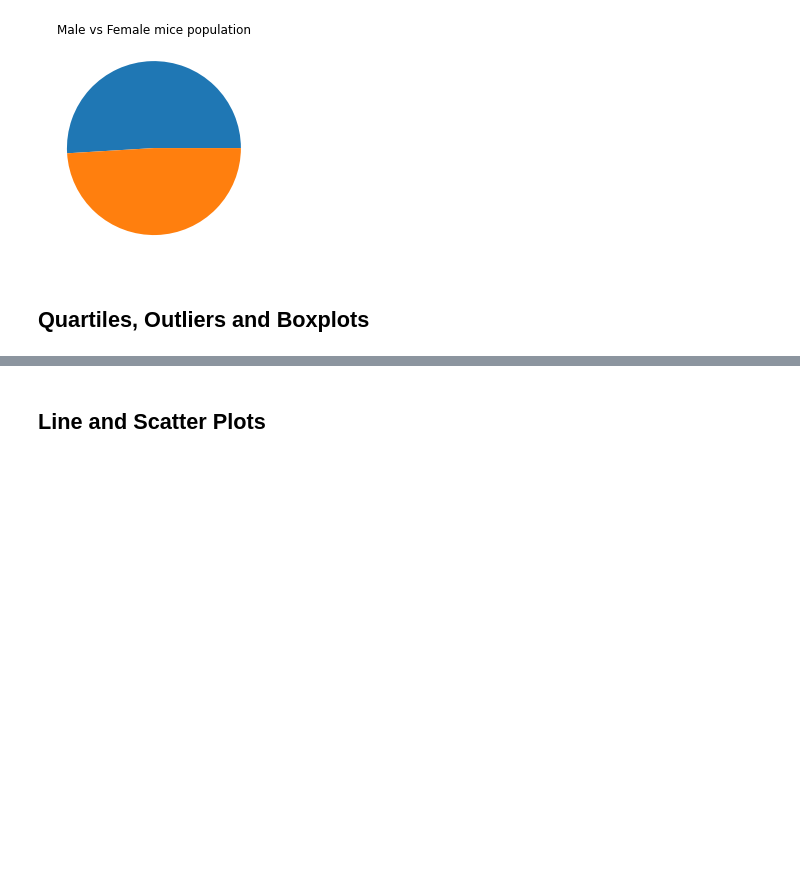
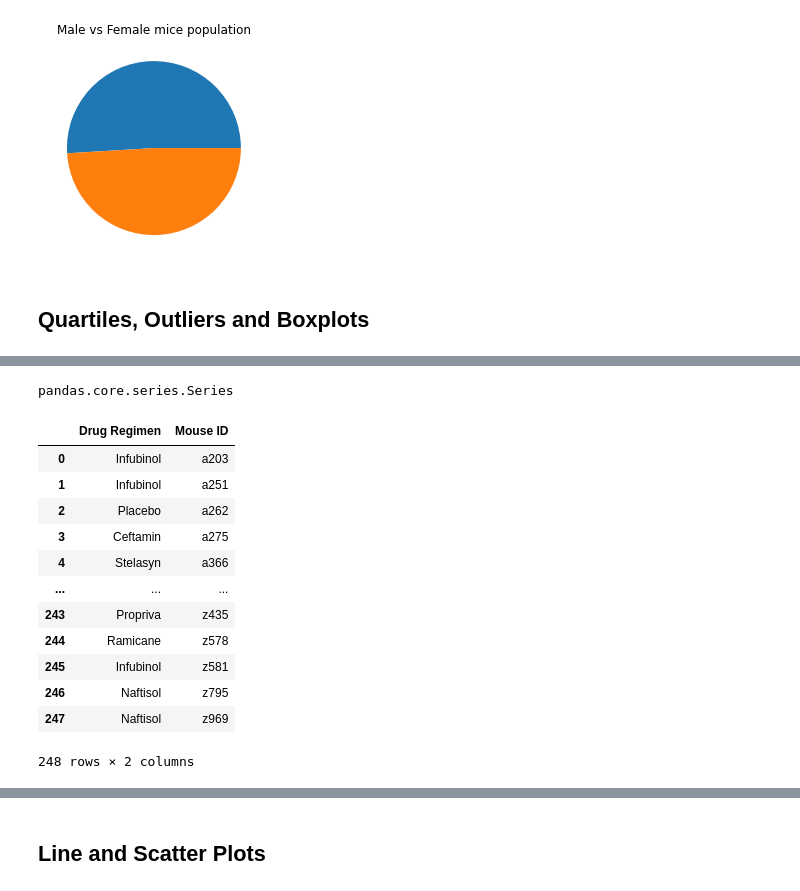
Before and after one commit to LibertyHeise/Pharma-Regimen-Analysis_matplotlib, a Jupyter notebook: pymaceuticalsLH.ipynb, the cells around one changed output, grey strips where cells are left out. Cells and saved outputs as stored; diff of their text form; code cells hidden in the pictures; blank space fills up the shorter version.

```diff
--- a/pymaceuticalsLH.ipynb
+++ b/pymaceuticalsLH.ipynb
@@ -223,0 +265,28 @@ SyntaxError: positional argument follows keyword argument (746236978.py, line 6)
+# %%
+
+
+
+drug = "Infubinol"
+drug_filter_s = VOL_data_df['Drug Regimen'] == drug
+tumor_vol_s = VOL_data_df[drug_filter_s]["Tumor Volume (mm3)"]
+type(VOL_data_df[drug_filter_s]["Tumor Volume (mm3)"])
+# %% [output]
+pandas.core.series.Series
+# %%
+VOL_data_df["Drug Regimen"]
+column_list = ["Drug Regimen", "Mouse ID"]
+VOL_data_df[column_list]
+# %% [output]
+|  | Drug Regimen | Mouse ID |
+| 0 | Infubinol | a203 |
+| 1 | Infubinol | a251 |
+| 2 | Placebo | a262 |
+| 3 | Ceftamin | a275 |
+| 4 | Stelasyn | a366 |
+| ... | ... | ... |
+| 243 | Propriva | z435 |
+| 244 | Ramicane | z578 |
+| 245 | Infubinol | z581 |
+| 246 | Naftisol | z795 |
+| 247 | Naftisol | z969 |
+248 rows × 2 columns
```
Also changed, not shown: parts of 9 cells of this notebook.
